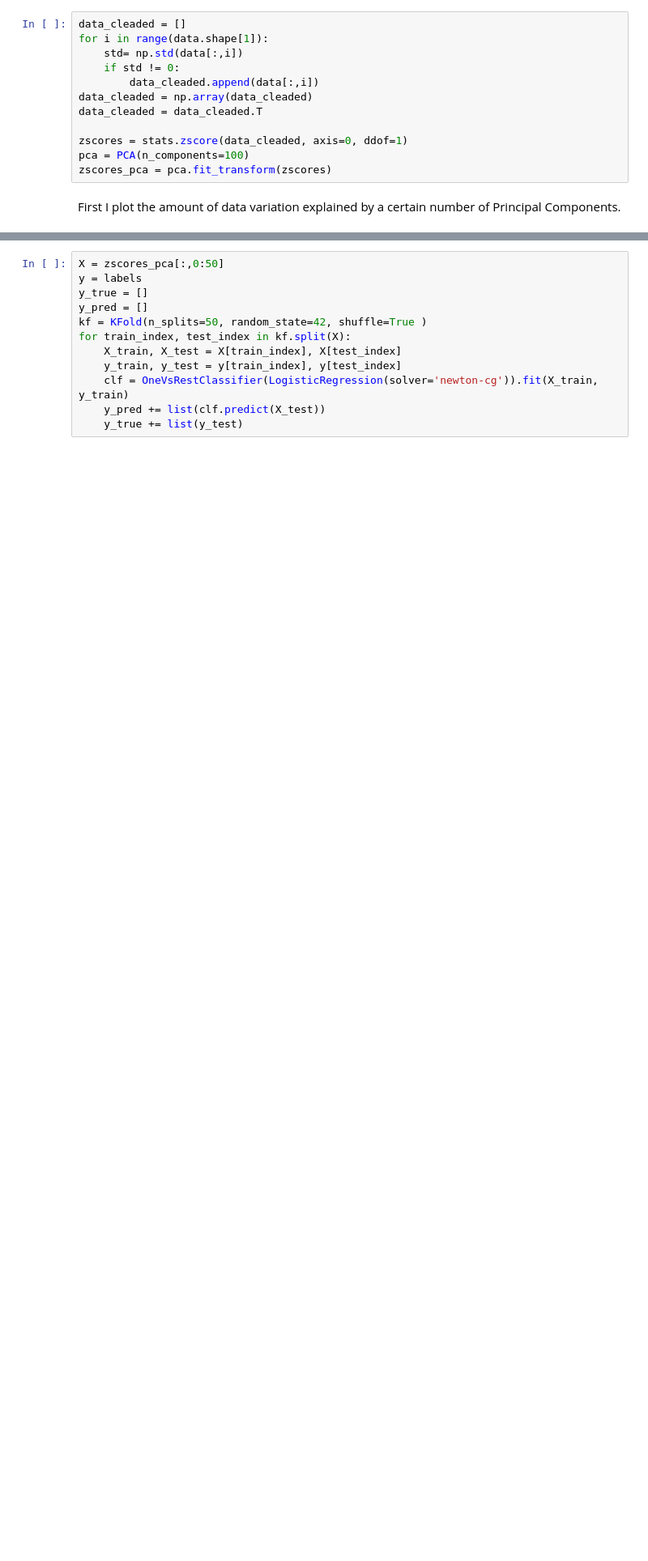
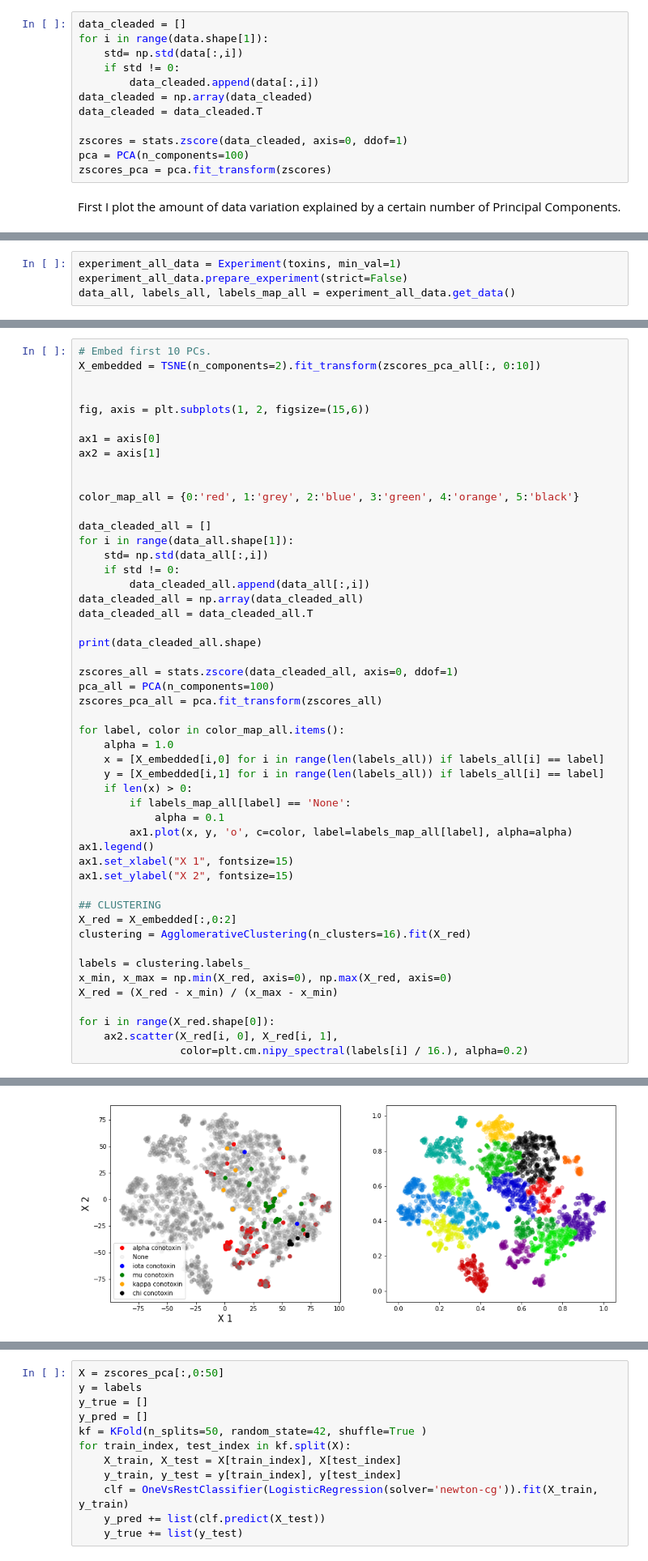
Before and after one commit to pgniewko/conotoxins, a Jupyter notebook: nb/tSNE-MLR.ipynb, the cells around one changed output, grey strips where cells are left out. Shown at 81% size. Cells and saved outputs as stored; diff of their text form; blank space fills up the shorter version.

Commit message:
Tsne and clustering

```diff
--- a/nb/tSNE-MLR.ipynb
+++ b/nb/tSNE-MLR.ipynb
@@ -163,0 +182,4 @@ Text(0, 0.5, 'X 2')
+# %%
+experiment_all_data = Experiment(toxins, min_val=1)
+experiment_all_data.prepare_experiment(strict=False)
+data_all, labels_all, labels_map_all = experiment_all_data.get_data()
@@ -163,0 +204,51 @@ Text(0, 0.5, 'X 2')
+# %%
+# Embed first 10 PCs.
+X_embedded = TSNE(n_components=2).fit_transform(zscores_pca_all[:, 0:10])
+
+
+fig, axis = plt.subplots(1, 2, figsize=(15,6))
+
+ax1 = axis[0]
+ax2 = axis[1]
+
+
+color_map_all = {0:'red', 1:'grey', 2:'blue', 3:'green', 4:'orange', 5:'black'}
+
+data_cleaded_all = []
+for i in range(data_all.shape[1]):
+    std= np.std(data_all[:,i])
+    if std != 0:
+        data_cleaded_all.append(data_all[:,i])
+data_cleaded_all = np.array(data_cleaded_all)
+data_cleaded_all = data_cleaded_all.T
+
+print(data_cleaded_all.shape)
+
+zscores_all = stats.zscore(data_cleaded_all, axis=0, ddof=1)
+pca_all = PCA(n_components=100)
+zscores_pca_all = pca.fit_transform(zscores_all)
+
+for label, color in color_map_all.items():
+    alpha = 1.0
+    x = [X_embedded[i,0] for i in range(len(labels_all)) if labels_all[i] == label]
+    y = [X_embedded[i,1] for i in range(len(labels_all)) if labels_all[i] == label]
+    if len(x) > 0:
+        if labels_map_all[label] == 'None':
+            alpha = 0.1
+        ax1.plot(x, y, 'o', c=color, label=labels_map_all[label], alpha=alpha)
+ax1.legend()
+ax1.set_xlabel("X 1", fontsize=15)
+ax1.set_ylabel("X 2", fontsize=15)
+
+## CLUSTERING
+X_red = X_embedded[:,0:2]
+clustering = AgglomerativeClustering(n_clusters=16).fit(X_red)
+
+labels = clustering.labels_
+x_min, x_max = np.min(X_red, axis=0), np.max(X_red, axis=0)
+X_red = (X_red - x_min) / (x_max - x_min)
+
+for i in range(X_red.shape[0]):
+    ax2.scatter(X_red[i, 0], X_red[i, 1],
+                color=plt.cm.nipy_spectral(labels[i] / 16.), alpha=0.2)
+# %% [output]
@@ -163,0 +256 @@ Text(0, 0.5, 'X 2')
+[figure, added]
```
Also changed, not shown: parts of 17 cells of this notebook, 3 other files.
